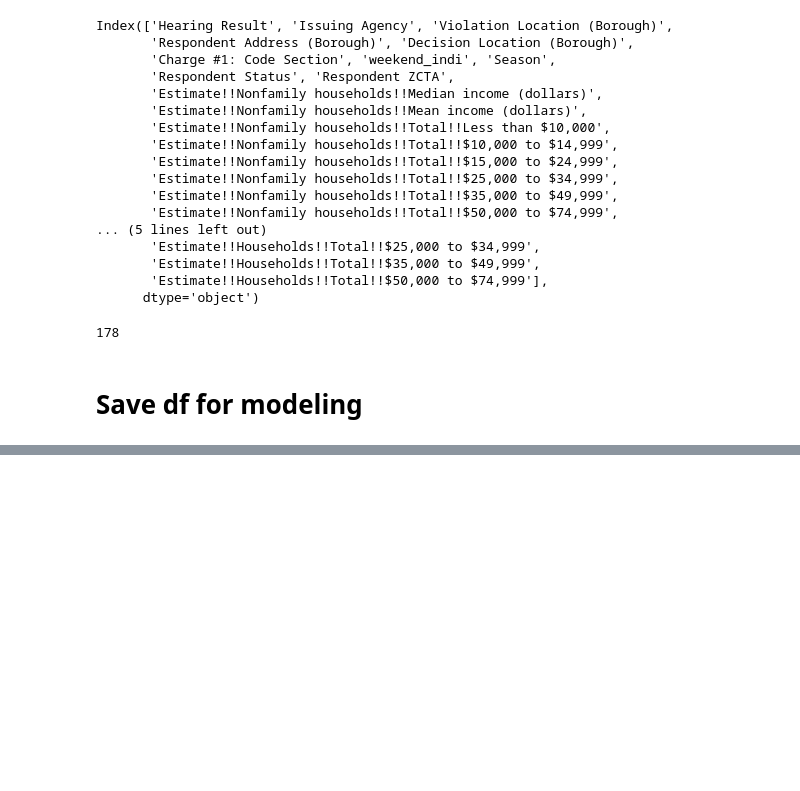
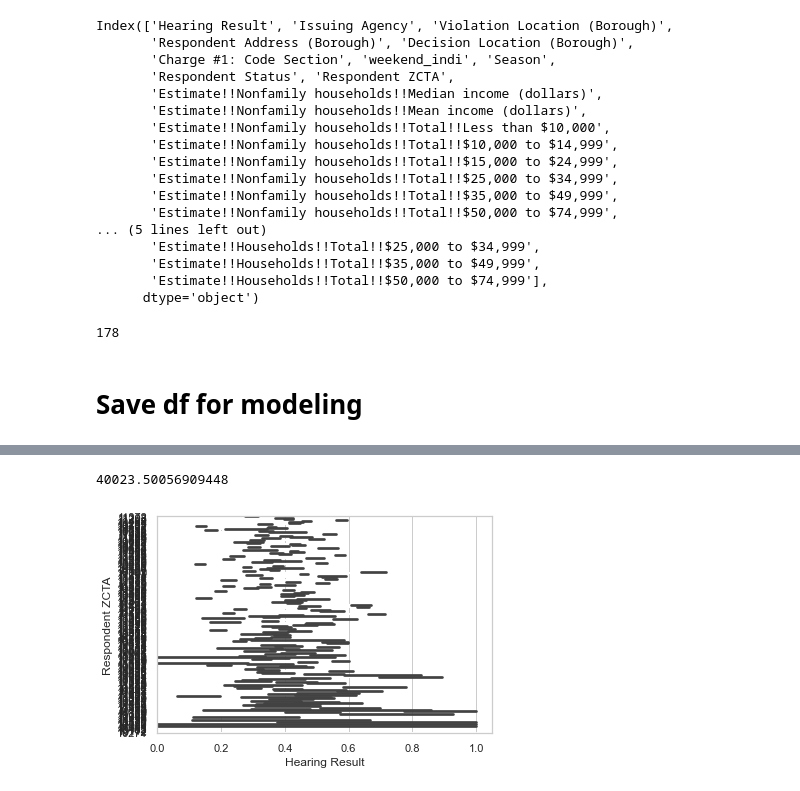
Before and after one commit to allisongao4015/oath_cases, a Jupyter notebook: 2ndNotebook.ipynb, the cells around one changed output, grey strips where cells are left out. Saved outputs shown, nothing was run; the diff lists cells and outputs as text; code cells hidden in the pictures; blank space fills up the shorter version.

```diff
--- a/2ndNotebook.ipynb
+++ b/2ndNotebook.ipynb
@@ -2110,0 +1929,10 @@ TypeError: _set_ticklabels() missing 1 required positional argument: 'labels'
+# %%
+merged_train_df.loc[merged_train_df['Hearing Result'] == 1, 'Estimate!!Nonfamily households!!Median income (dollars)'].mean()
+# %% [output]
+40023.50056909448
+# %%
+import seaborn as sns
+sns.set_theme(style="whitegrid")
+ax = sns.barplot(x="Hearing Result", y="Respondent ZCTA", data=merged_train_df)
+# %% [output]
+[figure, added]
```
Also changed, not shown: parts of 44 cells of this notebook.
